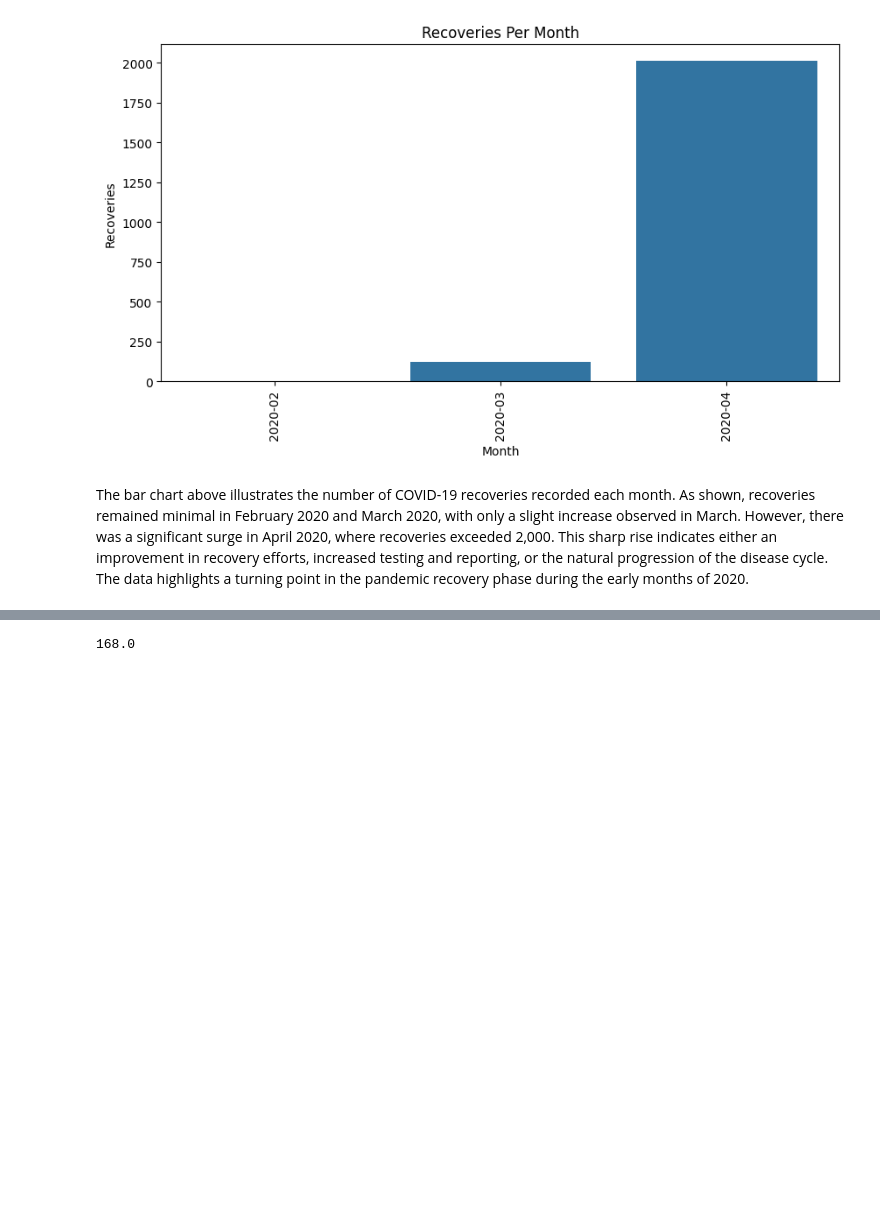
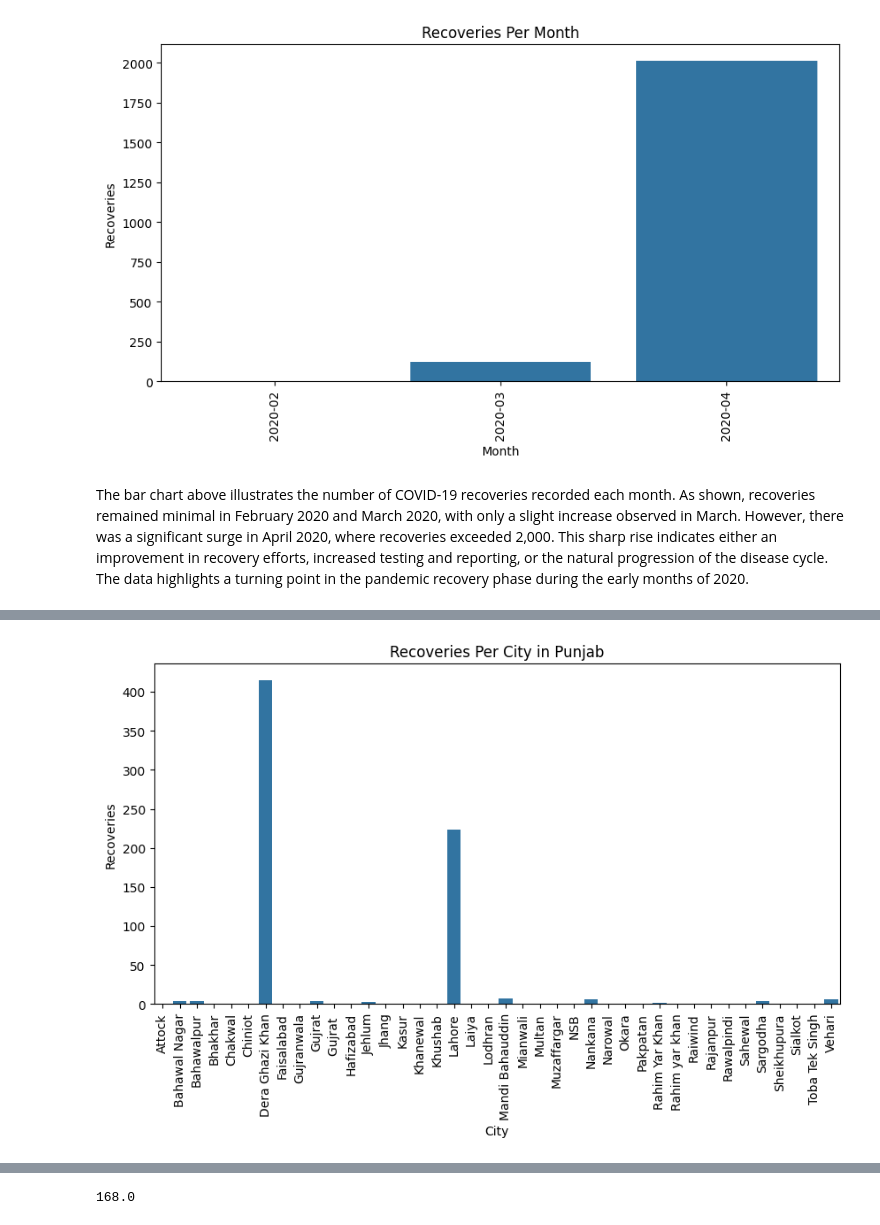
Before and after one commit to UsamaAliK/Covid19-in-Pakistan, a Jupyter notebook: Data Analysis.ipynb, the cells around one changed output, grey strips where cells are left out. Drawn from its saved outputs; the diff is of its cells as text; code cells hidden in the pictures; blank space fills up the shorter version.

```diff
--- a/Data Analysis.ipynb
+++ b/Data Analysis.ipynb
@@ -337,0 +427,3 @@ The bar chart above illustrates the number of COVID-19 recoveries recorded each
+# %%
+punjab_recoveries = covid_df[covid_df['Province'] == 'punjab'].groupby('City')['Recovered'].sum().reset_index()
+punjab_recoveries
@@ -337,0 +448,10 @@ The bar chart above illustrates the number of COVID-19 recoveries recorded each
+# %%
+plt.figure(figsize=(10,5))
+sns.barplot(x='City',y='Recovered',data=punjab_recoveries)
+plt.xticks(rotation=90)
+plt.title('Recoveries Per City in Punjab')
+plt.xlabel('City')
+plt.ylabel('Recoveries')
+plt.show()
+# %% [output]
+[figure, added]
```
Also changed, not shown: parts of 13 cells of this notebook.
